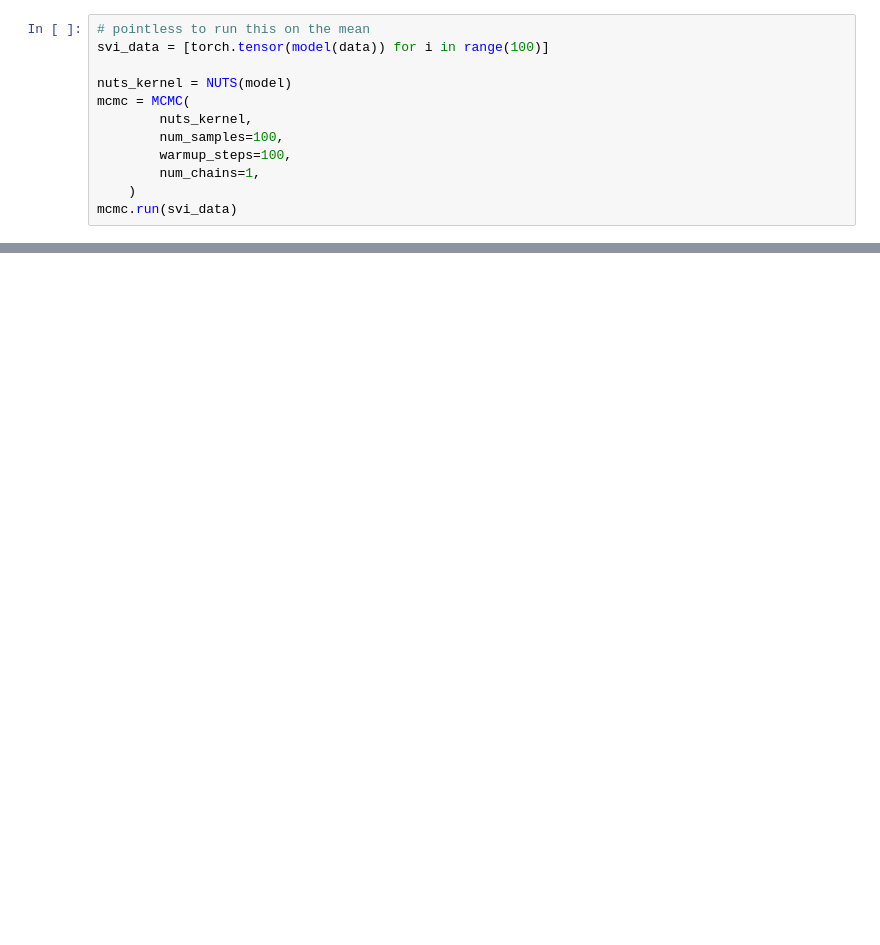
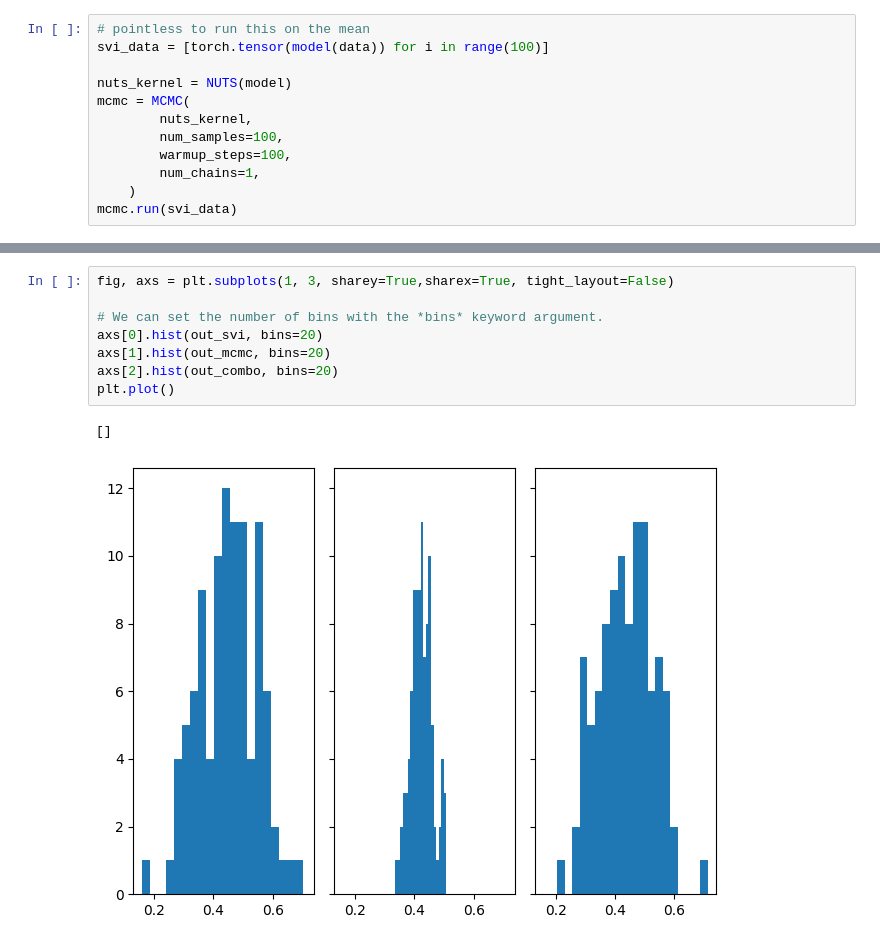
Before and after one commit to CachoobiDoobi/ProbProgProject, a Jupyter notebook: SVI + MCMC.ipynb, the cells around one changed output, grey strips where cells are left out. Drawn from its saved outputs; the diff is of its cells as text; blank space fills up the shorter version.

```diff
--- a/SVI + MCMC.ipynb
+++ b/SVI + MCMC.ipynb
@@ -148,0 +181,11 @@ out.mean()
+# %%
+fig, axs = plt.subplots(1, 3, sharey=True,sharex=True, tight_layout=False)
+
+# We can set the number of bins with the *bins* keyword argument.
+axs[0].hist(out_svi, bins=20)
+axs[1].hist(out_mcmc, bins=20)
+axs[2].hist(out_combo, bins=20)
+plt.plot()
+# %% [output]
+[]
+[figure, added]
```
Also changed, not shown: parts of 13 cells of this notebook, 1 other file.
